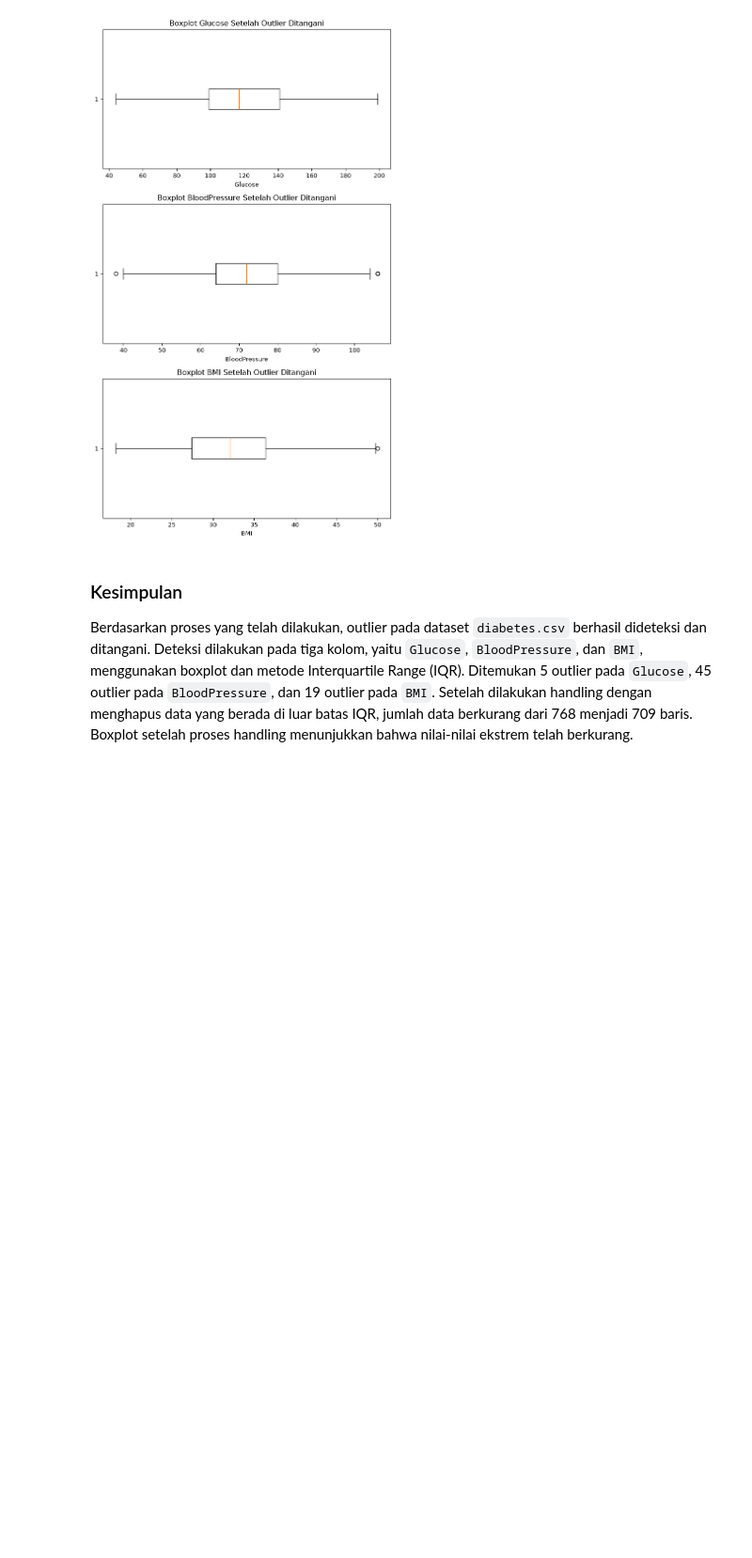
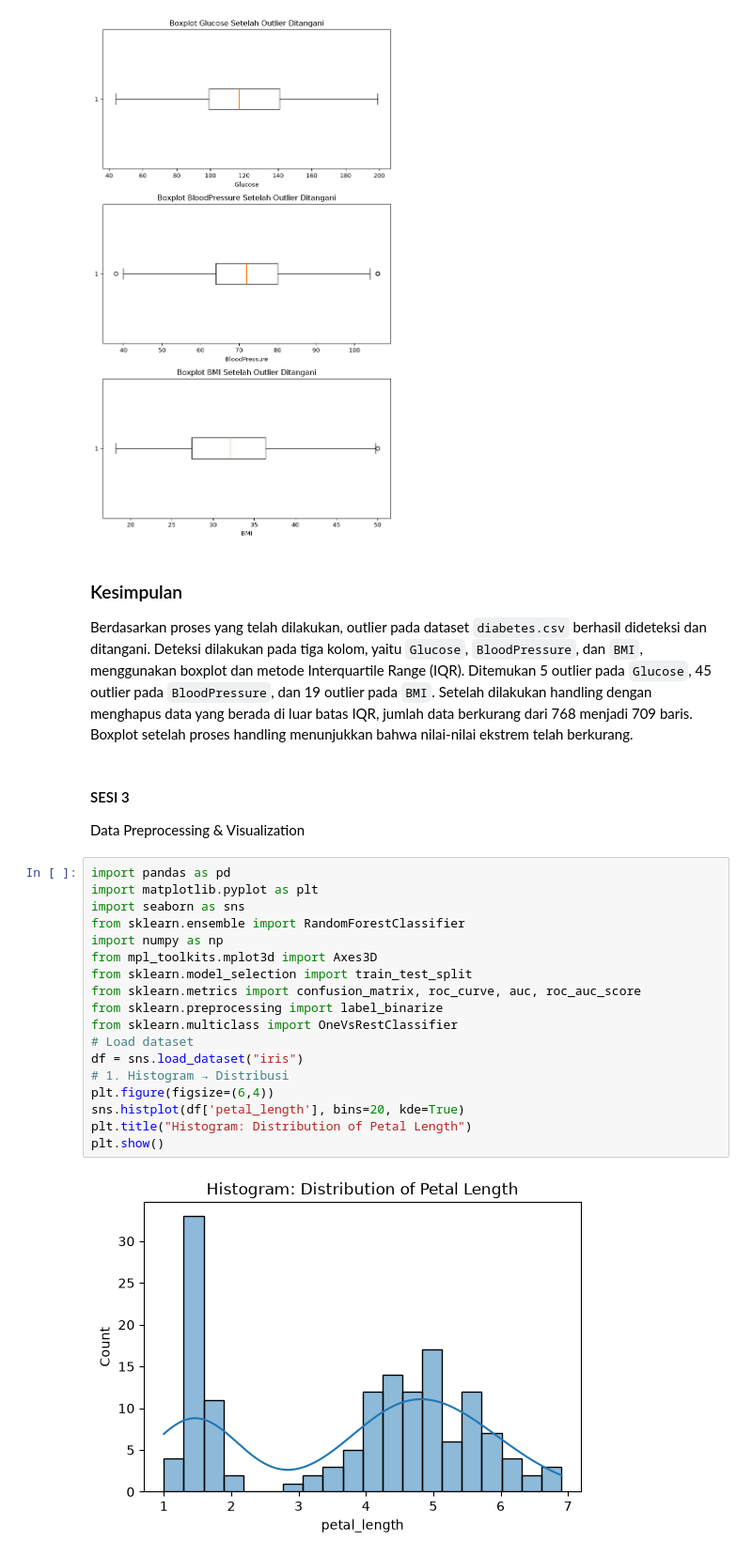
Before and after one commit to aldooo777/Certan, a Jupyter notebook: week 2/sesi 3/tugas_1_42324032_AldoSitorus.ipynb, the cells around one changed output. Shown at 94% size. Drawn from its saved outputs; the diff is of its cells as text; blank space fills up the shorter version.

Commit message:
update tugas sesi 3

```diff
--- a/week 2/sesi 3/tugas_1_42324032_AldoSitorus.ipynb
+++ b/week 2/sesi 3/tugas_1_42324032_AldoSitorus.ipynb
@@ -575,3 +575,26 @@ plt.show()
 ### Kesimpulan
 
 Berdasarkan proses yang telah dilakukan, outlier pada dataset `diabetes.csv` berhasil dideteksi dan ditangani. Deteksi dilakukan pada tiga kolom, yaitu `Glucose`, `BloodPressure`, dan `BMI`, menggunakan boxplot dan metode Interquartile Range (IQR). Ditemukan 5 outlier pada `Glucose`, 45 outlier pada `BloodPressure`, dan 19 outlier pada `BMI`. Setelah dilakukan handling dengan menghapus data yang berada di luar batas IQR, jumlah data berkurang dari 768 menjadi 709 baris. Boxplot setelah proses handling menunjukkan bahwa nilai-nilai ekstrem telah berkurang.
+# %% [markdown]
+#### SESI 3
+Data Preprocessing & Visualization
+# %%
+import pandas as pd
+import matplotlib.pyplot as plt
+import seaborn as sns
+from sklearn.ensemble import RandomForestClassifier
+import numpy as np
+from mpl_toolkits.mplot3d import Axes3D
+from sklearn.model_selection import train_test_split
+from sklearn.metrics import confusion_matrix, roc_curve, auc, roc_auc_score
+from sklearn.preprocessing import label_binarize
+from sklearn.multiclass import OneVsRestClassifier
+# Load dataset
+df = sns.load_dataset("iris")
+# 1. Histogram → Distribusi
+plt.figure(figsize=(6,4))
+sns.histplot(df['petal_length'], bins=20, kde=True)
+plt.title("Histogram: Distribution of Petal Length")
+plt.show()
+# %% [output]
+[figure, added]
```
Also changed, not shown: parts of 10 cells of this notebook.
